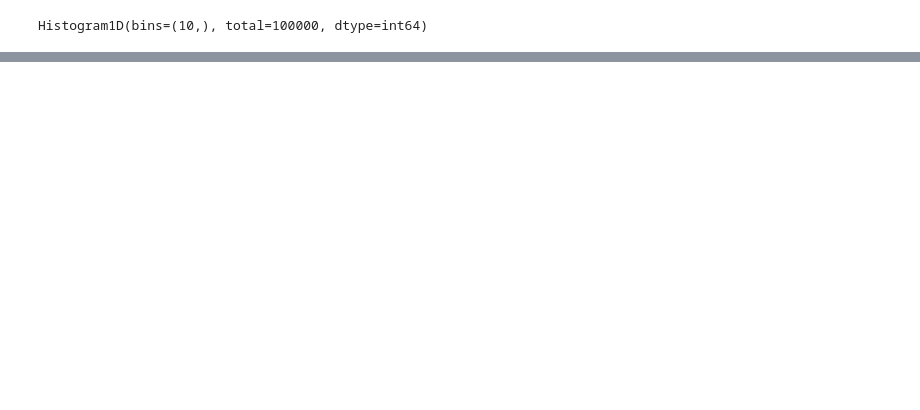
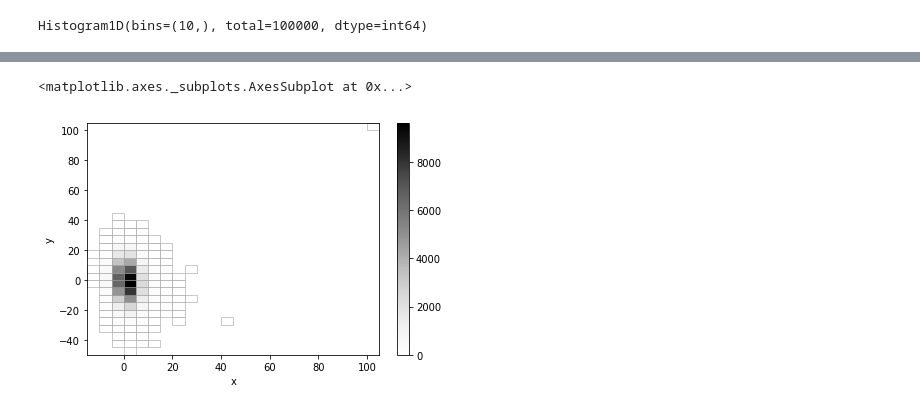
Before and after one commit to janpipek/physt-diana-hep-talk2018, a Jupyter notebook: Examples.ipynb, the cells around one changed output, grey strips where cells are left out. Drawn from its saved outputs; the diff is of its cells as text; code cells hidden in the pictures; blank space fills up the shorter version.

```diff
--- a/Examples.ipynb
+++ b/Examples.ipynb
@@ -70,0 +95,5 @@ h2(df["x"], df["y"], 100).plot("image", cmap="rainbow")
+# %%
+hx.plot(show_zero=False)
+# %% [output]
+<matplotlib.axes._subplots.AxesSubplot at 0x...>
+[figure, added]
```
Also changed, not shown: parts of 17 cells of this notebook, 3 other files.
